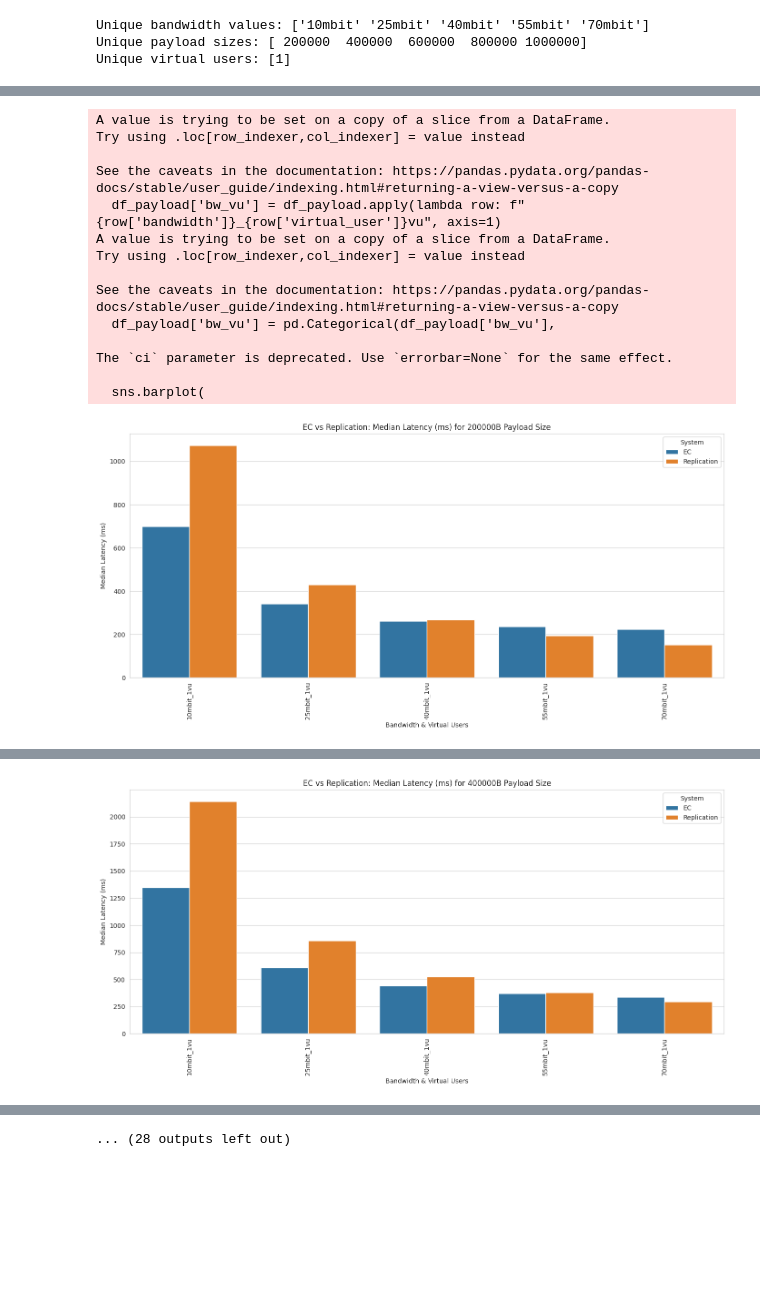
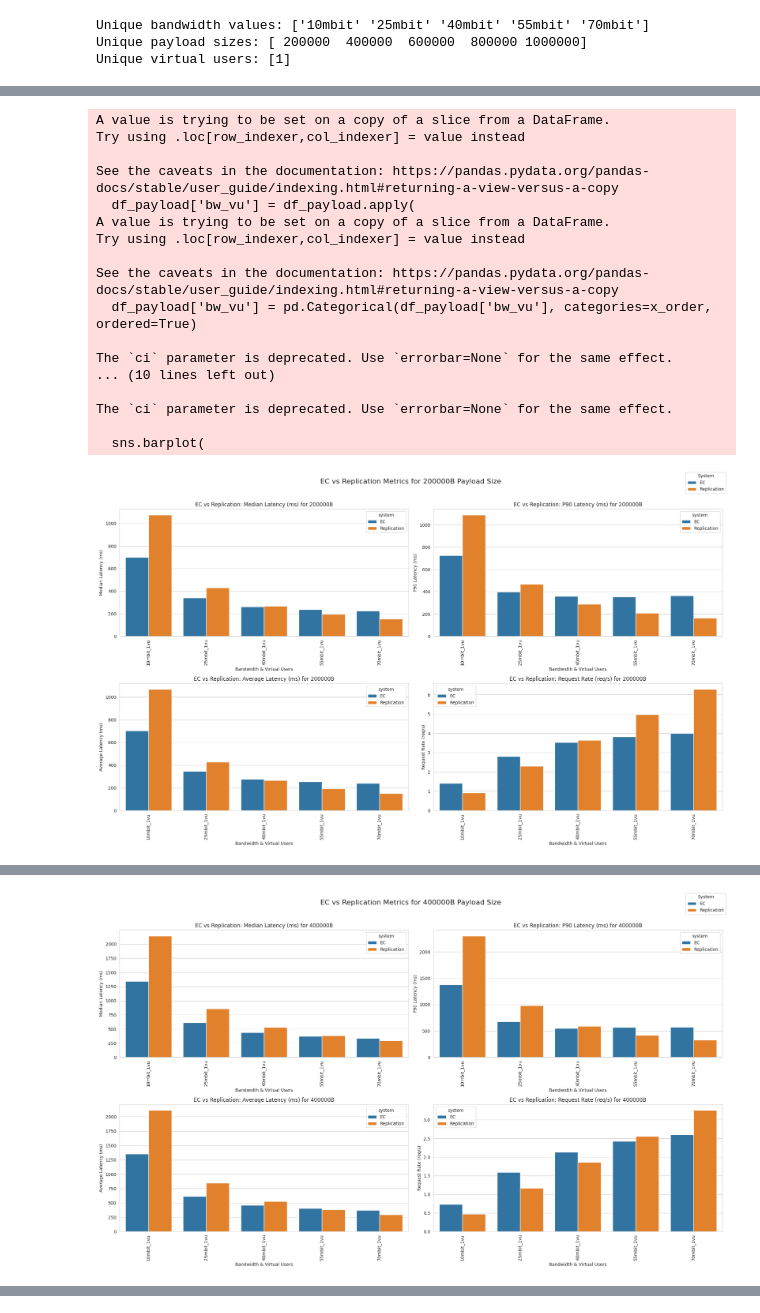
Before and after one commit to MuhamadAjiW/DistKV-Erasure-Coding, a Jupyter notebook: benchmark/benchmark_k6_write.ipynb, the cells around one changed output, grey strips where cells are left out. Cells and saved outputs as stored; diff of their text form; code cells hidden in the pictures; blank space fills up the shorter version.

```diff
--- a/benchmark/benchmark_k6_write.ipynb
+++ b/benchmark/benchmark_k6_write.ipynb
@@ -268,64 +313,72 @@ The `ci` parameter is deprecated. Use `errorbar=None` for the same effect.
 # %%
-# 2. Grouping by payload size
-# For each payload size, compare EC vs Replication across different bandwidths and virtual users
-def plot_by_payload(metric):
+# 2. Grouping by payload size (all metrics in one 2×2 display)
+def plot_by_payload():
     payloads = df['payload_size'].unique()
     for payload in payloads:
-        # Filter data for this payload size
         df_payload = df[df['payload_size'] == payload]
+        if df_payload.empty:
+            continue
 
-        if len(df_payload) > 0:
-            plt.figure(figsize=(14, 7))
-            # Sort bandwidths numerically for this payload
-            bw_order = (
-                df_payload[['bandwidth', 'bandwidth_num']]
-                .drop_duplicates()
-                .sort_values('bandwidth_num')
-                .bandwidth.tolist()
-            )
-            # Create a new column for the x-axis that combines bandwidth and virtual users
-            df_payload['bw_vu'] = df_payload.apply(lambda row: f"{row['bandwidth']}_{row['virtual_user']}vu", axis=1)
-            # Sort x-axis by bandwidth order then virtual user
-            df_payload['bw_vu'] = pd.Categorical(df_payload['bw_vu'],
-                [f"{bw}_{vu}vu" for bw in bw_order for vu in sorted(df_payload['virtual_user'].unique())],
-                ordered=True)
-            # Plot
+        # Sort bandwidths numerically for this payload
+        bw_order = (
+            df_payload[['bandwidth', 'bandwidth_num']]
+            .drop_duplicates()
+            .sort_values('bandwidth_num')
+            .bandwidth.tolist()
+        )
+        # Create combined x‐axis labels and enforce ordering
+        df_payload['bw_vu'] = df_payload.apply(
+            lambda row: f"{row['bandwidth']}_{row['virtual_user']}vu", axis=1
+        )
+        vu_order = sorted(df_payload['virtual_user'].unique())
+        x_order = [f"{bw}_{vu}vu" for bw in bw_order for vu in vu_order]
+        df_payload['bw_vu'] = pd.Categorical(df_payload['bw_vu'], categories=x_order, ordered=True)
+
+        # set up 2×2 subplots for the four metrics
+        fig, axes = plt.subplots(2, 2, figsize=(20, 12))
+        axes = axes.flatten()
+        for ax, metric in zip(axes, metrics):
             sns.barplot(
                 data=df_payload,
                 x='bw_vu',
                 y=metric,
                 hue='system',
                 ci=None,
-                dodge=True
+                dodge=True,
+                ax=ax
             )
+            ax.set_title(f"EC vs Replication: {metric_titles[metric]} for {payload}B")
+            ax.set_xlabel("Bandwidth & Virtual Users")
+            ax.set_ylabel(metric_titles[metric])
+            ax.tick_params(axis='x', rotation=90)
 
-            plt.title(f'EC vs Replication: {metric_titles[metric]} for {payload}B Payload Size')
-            plt.xlabel('Bandwidth & Virtual Users')
-            plt.ylabel(metric_titles[metric])
-            plt.xticks(rotation=90)
-            plt.legend(title='System')
-            plt.tight_layout()
-            plt.show()
+        # single legend for all subplots
+        handles, labels = axes[0].get_legend_handles_labels()
+        fig.legend(handles, labels, title='System', loc='upper right')
+        fig.suptitle(f"EC vs Replication Metrics for {payload}B Payload Size", fontsize=16)
+        fig.tight_layout(rect=[0, 0, 1, 0.96])
+        plt.show()
 
-# Plot each metric grouped by payload size
-for metric in metrics:
-    plot_by_payload(metric)
+plot_by_payload()
 # %% [output]
 A value is trying to be set on a copy of a slice from a DataFrame.
 Try using .loc[row_indexer,col_indexer] = value instead
 
 See the caveats in the documentation: https://pandas.pydata.org/pandas-docs/stable/user_guide/indexing.html#returning-a-view-versus-a-copy
-  df_payload['bw_vu'] = df_payload.apply(lambda row: f"{row['bandwidth']}_{row['virtual_user']}vu", axis=1)
+  df_payload['bw_vu'] = df_payload.apply(
 A value is trying to be set on a copy of a slice from a DataFrame.
 Try using .loc[row_indexer,col_indexer] = value instead
 
 See the caveats in the documentation: https://pandas.pydata.org/pandas-docs/stable/user_guide/indexing.html#returning-a-view-versus-a-copy
-  df_payload['bw_vu'] = pd.Categorical(df_payload['bw_vu'],
+  df_payload['bw_vu'] = pd.Categorical(df_payload['bw_vu'], categories=x_order, ordered=True)
+
+The `ci` parameter is deprecated. Use `errorbar=None` for the same effect.
+... (10 lines left out)
 
 The `ci` parameter is deprecated. Use `errorbar=None` for the same effect.
 
   sns.barplot(
-[figure, old version]
+[figure, new version]
 A value is trying to be set on a copy of a slice from a DataFrame.
 Try using .loc[row_indexer,col_indexer] = value instead
 
@@ -340,7 +396,7 @@ See the caveats in the documentation: https://pandas.pydata.org/pandas-docs/stab
 The `ci` parameter is deprecated. Use `errorbar=None` for the same effect.
 
   sns.barplot(
-[figure, old version]
+[figure, new version]
 A value is trying to be set on a copy of a slice from a DataFrame.
 Try using .loc[row_indexer,col_indexer] = value instead
 
@@ -404,2 +454 @@ The `ci` parameter is deprecated. Use `errorbar=None` for the same effect.
-... (28 outputs left out)
 # %%
```
Also changed, not shown: parts of 5 cells of this notebook, 1 other file.
